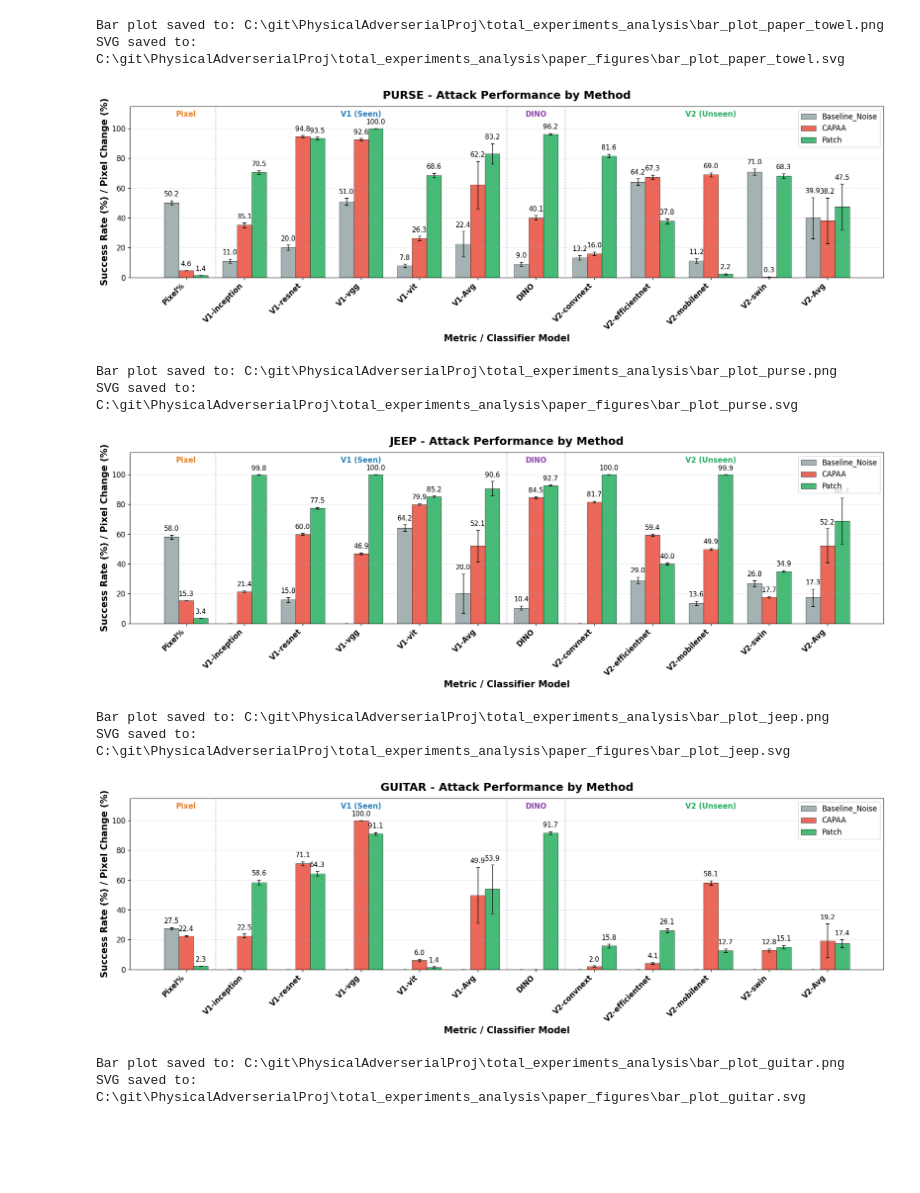
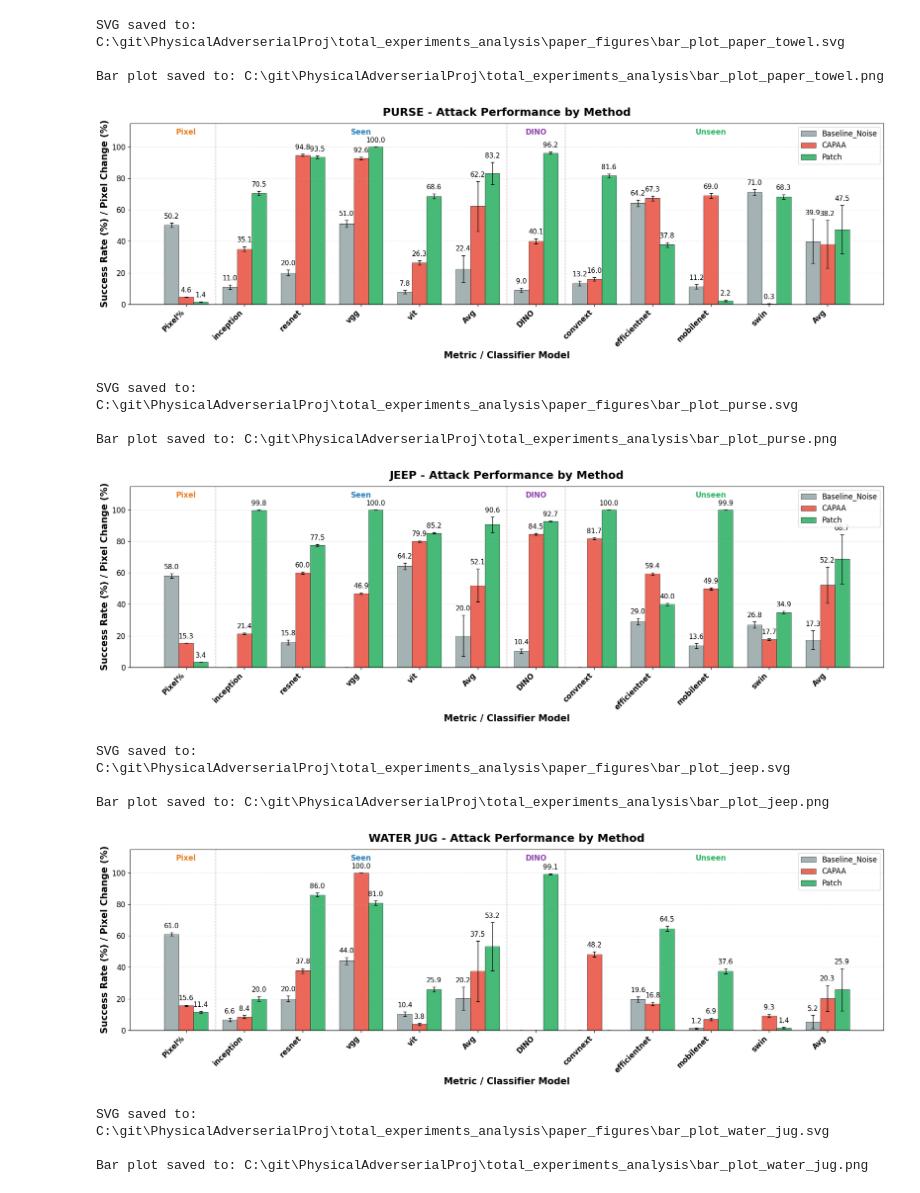
Before and after one commit to Dannynis/PhysicalAdverserialProj, a Jupyter notebook: all_experiments_analysis.ipynb, the cells around one changed output. Cells and saved outputs as stored; diff of their text form; code cells hidden in the pictures; blank space fills up the shorter version.

```diff
--- a/all_experiments_analysis.ipynb
+++ b/all_experiments_analysis.ipynb
@@ -56,12 +56,12 @@ EXPERIMENTS = {
         # Hardcoded pixel change values (no pixel_change_analysis.csv for old experiment)
         'hardcoded_pixel': {'CAPAA': 15.3, 'Patch': 3.4}
     },
-    'guitar': {
-        'main_folder': 'experiment_results_2026-01-16_00_03_32',
+    'water_jug': {
+        'main_folder': 'experiment_results_2026-01-17_19_06_14',
         'base_path': r'C:\git\PhysicalAdverserialProj\paper_experiments',
         'baseline_noise_folder': None,
-        'forbidden_indices': [420, 402, 546, 889],
-        'forbidden_classes': get_class_names([420, 402, 546, 889])
+        'forbidden_indices': [899, 849, 505],
+        'forbidden_classes': get_class_names([899, 849, 505])
     }
 }
 
@@ -322,8 +322,8 @@ def format_with_se(table):
     display_table['Method'] = table['Method']
 
     # Value columns and their SE counterparts
-    value_cols = ['Pixel%', 'V1-inception', 'V1-resnet', 'V1-vgg', 'V1-vit', 'V1-Avg',
-                  'DINO', 'V2-convnext', 'V2-efficientnet', 'V2-mobilenet', 'V2-swin', 'V2-Avg']
+    value_cols = ['Pixel%', 'Seen-inception', 'Seen-resnet', 'Seen-vgg', 'Seen-vit', 'Seen-Avg',
+                  'DINO', 'Unseen-convnext', 'Unseen-efficientnet', 'Unseen-mobilenet', 'Unseen-swin', 'Unseen-Avg']
 
     for col in value_cols:
         if col in table.columns:
@@ -837,9 +837,12 @@ for idx, (exp_name, table) in enumerate(all_tables.items()):
     ax = axes[idx]
 
     # Get value columns (without SE) for display
-    value_cols = ['Pixel%', 'V1-inception', 'V1-resnet', 'V1-vgg', 'V1-vit', 'V1-Avg',
-                  'DINO', 'V2-convnext', 'V2-efficientnet', 'V2-mobilenet', 'V2-swin', 'V2-Avg']
+    value_cols = ['Pixel%', 'Seen-inception', 'Seen-resnet', 'Seen-vgg', 'Seen-vit', 'Seen-Avg',
+                  'DINO', 'Unseen-convnext', 'Unseen-efficientnet', 'Unseen-mobilenet', 'Unseen-swin', 'Unseen-Avg']
     value_cols = [c for c in value_cols if c in table.columns]
+
+    # Clean labels for display (remove Seen-/Unseen- prefixes)
+    display_labels = [c.replace('Seen-', '').replace('Unseen-', '') for c in value_cols]
 
     # Create heatmap data (just values)
     heatmap_data = table.set_index('Method')[value_cols]
@@ -866,9 +869,7 @@ for idx, (exp_name, table) in enumerate(all_tables.items()):
     sns.heatmap(heatmap_display, annot=annot_array, fmt='', cmap='RdYlGn',
                 center=50, vmin=0, vmax=100,
                 linewidths=0.5, linecolor='white',
-                cbar_kws={'label': 'Success Rate (%)', 'shrink': 0.8},
-                annot_kws={'size': 11, 'weight': 'bold'},
-                mask=(heatmap_display == -1),
+                xticklabels=display_labels,
                 ax=ax)
 
     ax.set_title(f"{exp_name.upper().replace('_', ' ')}",
@@ -888,14 +889,17 @@ for idx, (exp_name, table) in enumerate(all_tables.items()):
 
     # Add group labels at the top
     ax.text(0.5, -0.6, 'Pixel', ha='center', fontsize=9, fontweight='bold', color='#e67e22')
-    ax.text(3.5, -0.6, 'V1 (Seen)', ha='center', fontsize=9, fontweight='bold', color='#2980b9')
+    ax.text(3.5, -0.6, 'Seen', ha='center', fontsize=9, fontweight='bold', color='#2980b9')
     ax.text(6.5, -0.6, 'DINO', ha='center', fontsize=9, fontweight='bold', color='#8e44ad')
-    ax.text(9.5, -0.6, 'V2 (Unseen)', ha='center', fontsize=9, fontweight='bold', color='#27ae60')
+    ax.text(9.5, -0.6, 'Unseen', ha='center', fontsize=9, fontweight='bold', color='#27ae60')
 
 plt.tight_layout()
 plt.subplots_adjust(hspace=0.5, top=0.95)
 plt.savefig(os.path.join(BASE_PATH, 'heatmaps_with_ci.png'), dpi=150, bbox_inches='tight')
 plt.show()
 
+
 print(f"\nHeatmap saved to: {os.path.join(BASE_PATH, 'heatmaps_with_ci.png')}")
+plt.show()
+print(f"\nHeatmap saved to: {os.path.join(BASE_PATH, 'heatmaps_with_ci.png')}")
 # %% [output]
@@ -912,9 +918,12 @@ method_colors = {
 # Create a separate bar plot for each experiment
 for exp_name, table in all_tables.items():
     # Get metrics
-    metrics = ['Pixel%', 'V1-inception', 'V1-resnet', 'V1-vgg', 'V1-vit', 'V1-Avg',
-               'DINO', 'V2-convnext', 'V2-efficientnet', 'V2-mobilenet', 'V2-swin', 'V2-Avg']
+    metrics = ['Pixel%', 'Seen-inception', 'Seen-resnet', 'Seen-vgg', 'Seen-vit', 'Seen-Avg',
+               'DINO', 'Unseen-convnext', 'Unseen-efficientnet', 'Unseen-mobilenet', 'Unseen-swin', 'Unseen-Avg']
     metrics = [m for m in metrics if m in table.columns]
+
+    # Clean labels for display (remove Seen-/Unseen- prefixes)
+    display_labels = [m.replace('Seen-', '').replace('Unseen-', '') for m in metrics]
 
     methods = table['Method'].tolist()
     n_methods = len(methods)
@@ -956,7 +965,7 @@ for exp_name, table in all_tables.items():
     ax.set_title(f"{exp_name.upper().replace('_', ' ')} - Attack Performance by Method",
                  fontsize=18, fontweight='bold', pad=12)
     ax.set_xticks(x)
-    ax.set_xticklabels(metrics, rotation=45, ha='right', fontsize=12, fontweight='bold')
+    ax.set_xticklabels(display_labels, rotation=45, ha='right', fontsize=12, fontweight='bold')
     ax.tick_params(axis='y', labelsize=12)
     ax.legend(loc='upper right', fontsize=12)
     ax.set_ylim(0, 115)
@@ -969,9 +978,9 @@ for exp_name, table in all_tables.items():
 
     # Add group labels (INCREASED FONT SIZE)
     ax.text(0, 108, 'Pixel', ha='center', fontsize=12, fontweight='bold', color='#e67e22')
-    ax.text(3, 108, 'V1 (Seen)', ha='center', fontsize=12, fontweight='bold', color='#2980b9')
+    ax.text(3, 108, 'Seen', ha='center', fontsize=12, fontweight='bold', color='#2980b9')
     ax.text(6, 108, 'DINO', ha='center', fontsize=12, fontweight='bold', color='#8e44ad')
-    ax.text(9, 108, 'V2 (Unseen)', ha='center', fontsize=12, fontweight='bold', color='#27ae60')
+    ax.text(9, 108, 'Unseen', ha='center', fontsize=12, fontweight='bold', color="#2ab463")
 
     plt.tight_layout()
     # Save as both PNG and SVG
@@ -979,6 +988,6 @@ for exp_name, table in all_tables.items():
     plt.savefig(os.path.join(PAPER_FIGURES_PATH, f'bar_plot_{exp_name}.svg'), format='svg', bbox_inches='tight')
     plt.show()
 
+    print(f"SVG saved to: {os.path.join(PAPER_FIGURES_PATH, f'bar_plot_{exp_name}.svg')}\n")
     print(f"Bar plot saved to: {os.path.join(BASE_PATH, f'bar_plot_{exp_name}.png')}")
-    print(f"SVG saved to: {os.path.join(PAPER_FIGURES_PATH, f'bar_plot_{exp_name}.svg')}\n")
 # %% [output]
@@ -989,14 +999,18 @@ SVG saved to: C:\git\PhysicalAdverserialProj\total_experiments_analysis\paper_fi
+SVG saved to: C:\git\PhysicalAdverserialProj\total_experiments_analysis\paper_figures\bar_plot_paper_towel.svg
+
 Bar plot saved to: C:\git\PhysicalAdverserialProj\total_experiments_analysis\bar_plot_paper_towel.png
-SVG saved to: C:\git\PhysicalAdverserialProj\total_experiments_analysis\paper_figures\bar_plot_paper_towel.svg
-[figure, old version]
+[figure, new version]
+SVG saved to: C:\git\PhysicalAdverserialProj\total_experiments_analysis\paper_figures\bar_plot_purse.svg
+
 Bar plot saved to: C:\git\PhysicalAdverserialProj\total_experiments_analysis\bar_plot_purse.png
-SVG saved to: C:\git\PhysicalAdverserialProj\total_experiments_analysis\paper_figures\bar_plot_purse.svg
-[figure, old version]
+[figure, new version]
+SVG saved to: C:\git\PhysicalAdverserialProj\total_experiments_analysis\paper_figures\bar_plot_jeep.svg
+
 Bar plot saved to: C:\git\PhysicalAdverserialProj\total_experiments_analysis\bar_plot_jeep.png
-SVG saved to: C:\git\PhysicalAdverserialProj\total_experiments_analysis\paper_figures\bar_plot_jeep.svg
-[figure, old version]
+[figure, new version]
-Bar plot saved to: C:\git\PhysicalAdverserialProj\total_experiments_analysis\bar_plot_guitar.png
-SVG saved to: C:\git\PhysicalAdverserialProj\total_experiments_analysis\paper_figures\bar_plot_guitar.svg
+SVG saved to: C:\git\PhysicalAdverserialProj\total_experiments_analysis\paper_figures\bar_plot_water_jug.svg
+
+Bar plot saved to: C:\git\PhysicalAdverserialProj\total_experiments_analysis\bar_plot_water_jug.png
 # %%
 # Summary comparison across all experiments
 print("="*100)
```
Also changed, not shown: parts of 12 cells of this notebook.
